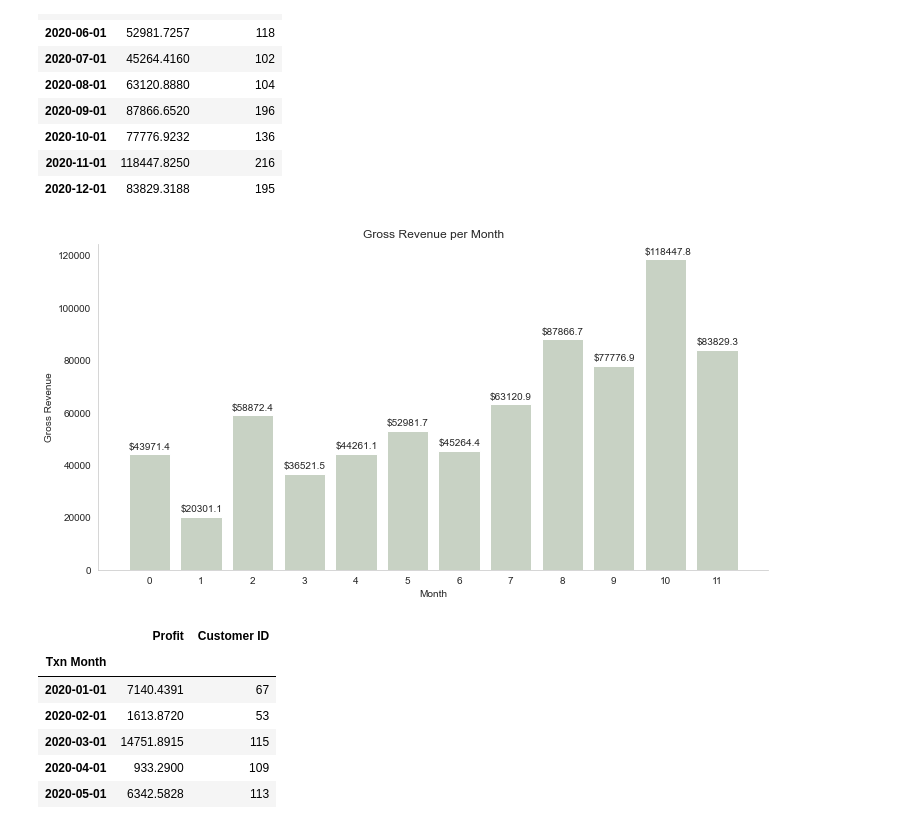
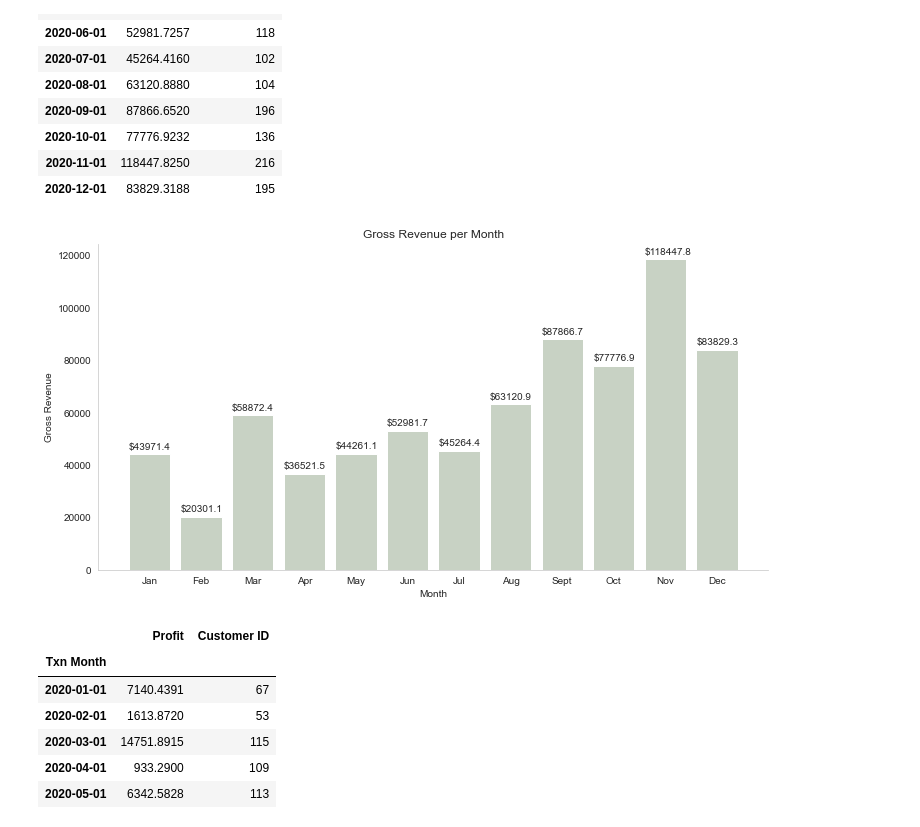
Before and after one commit to adunoluwa1/US-eCommerce-Data-Analysis, a Jupyter notebook: US_eCommerce_Analysis.ipynb, the cells around one changed output. Saved outputs shown, nothing was run; the diff lists cells and outputs as text; code cells hidden in the pictures.

```diff
--- a/US_eCommerce_Analysis.ipynb
+++ b/US_eCommerce_Analysis.ipynb
@@ -245,19 +248,20 @@ monthly_gross
 | 2020-12-01 | 83829.3188 | 195 |
 # %%
 fig, ax = plt.subplots(figsize=(12,6))
-ax.bar(range(len(monthly_gross)), monthly_gross.Sales,  color = '#c8d2c4')
+month = ['Jan', 'Feb', 'Mar', 'Apr', 'May', 'Jun', 'Jul', 'Aug', 'Sept', 'Oct', 'Nov', 'Dec']
+ax.bar(month, monthly_gross.Sales,  color = '#c8d2c4')
 for x, y in enumerate(monthly_gross.Sales):
     ax.text(x-0.4, y+2000, s= f'${y:.1f}')
 ax.set_xlabel("Month")
-ax.set_xticks(range(12),range(12))
+# ax.set_xticks(range(12),range(12))
 ax.set_ylabel("Gross Revenue")
 ax.set_yscale(value="linear")
 ax.set_title("Gross Revenue per Month")
 ax.grid(visible=False)
 sns.despine(left = False, right = True, bottom = False, top = True)
 plt.show()
 # %% [output]
-[figure, old version]
+[figure, new version]
 # %%
 monthly_net = df.groupby('Txn Month').agg({'Profit': 'sum','Customer ID': 'nunique'})
 monthly_net
```
Also changed, not shown: parts of 2 cells of this notebook, 3 other files.
